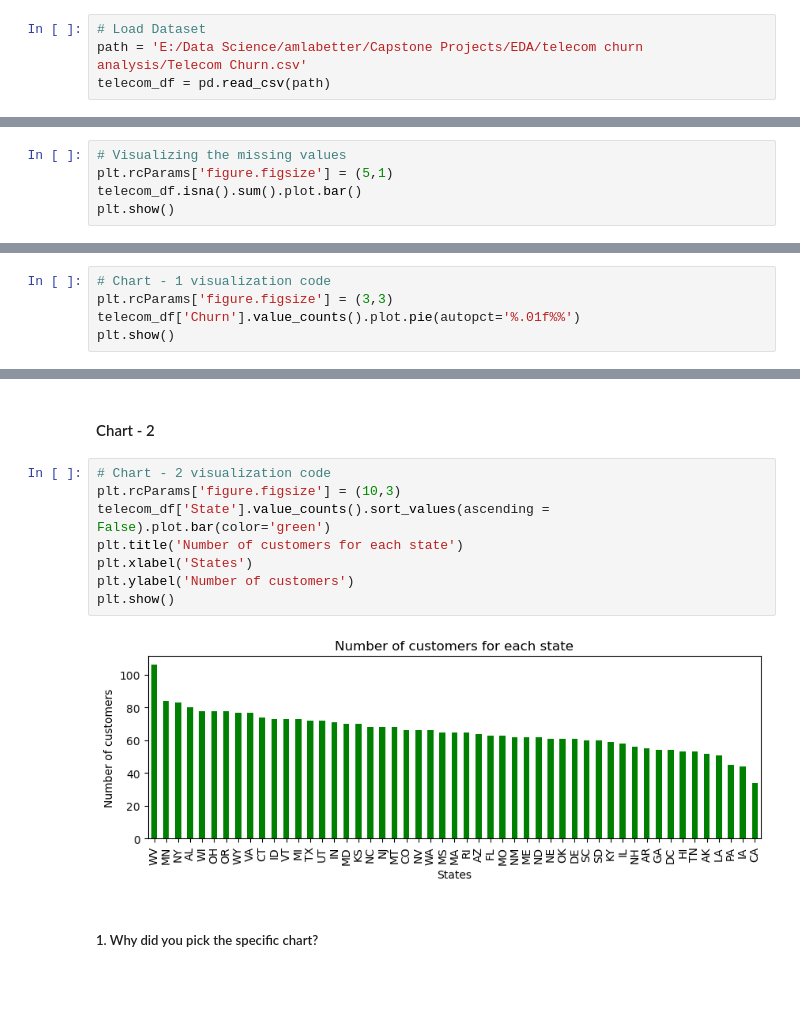
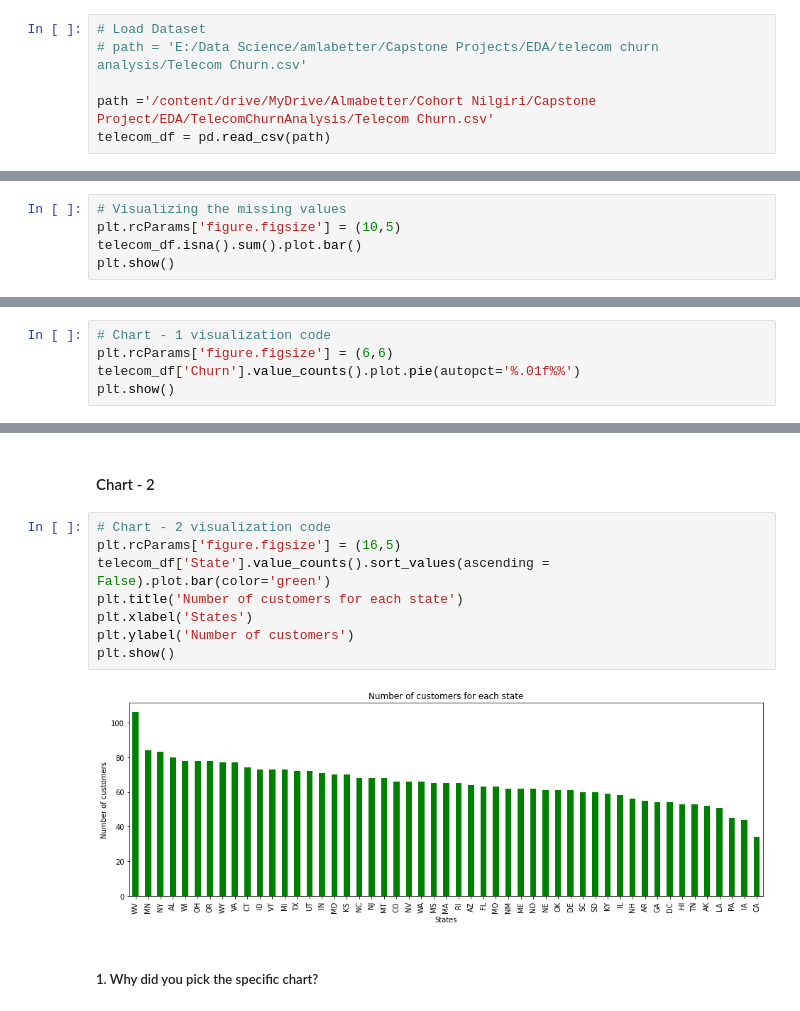
Before and after one commit to mdismailquraishicse/TelecomChurnAnalysis, a Jupyter notebook: TelecomChurnAnalysis.ipynb, the cells around one changed output, grey strips where cells are left out. Drawn from its saved outputs; the diff is of its cells as text; blank space fills up the shorter version.

```diff
--- a/TelecomChurnAnalysis.ipynb
+++ b/TelecomChurnAnalysis.ipynb
@@ -74,7 +74,9 @@ warnings.filterwarnings('ignore')
 ### Dataset Loading
 # %%
 # Load Dataset
-path = 'E:/Data Science/amlabetter/Capstone Projects/EDA/telecom churn analysis/Telecom Churn.csv'
+# path = 'E:/Data Science/amlabetter/Capstone Projects/EDA/telecom churn analysis/Telecom Churn.csv'
+
+path ='/content/drive/MyDrive/Almabetter/Cohort Nilgiri/Capstone Project/EDA/TelecomChurnAnalysis/Telecom Churn.csv'
 telecom_df = pd.read_csv(path)
 # %% [markdown]
 ### Dataset First View
@@ -150,7 +152,7 @@ Churn                     0
 dtype: int64
 # %%
 # Visualizing the missing values
-plt.rcParams['figure.figsize'] = (5,1)
+plt.rcParams['figure.figsize'] = (10,5)
 telecom_df.isna().sum().plot.bar()
 plt.show()
 # %% [output]
@@ -428,7 +430,7 @@ First of all I created three new columns 'total mins', 'total calls', 'total cha
 #### Chart - 1
 # %%
 # Chart - 1 visualization code
-plt.rcParams['figure.figsize'] = (3,3)
+plt.rcParams['figure.figsize'] = (6,6)
 telecom_df['Churn'].value_counts().plot.pie(autopct='%.01f%%')
 plt.show()
 # %% [output]
@@ -450,14 +452,14 @@ The data is imbalanced in nature therefore it is not good for ML model so we nee
 #### Chart - 2
 # %%
 # Chart - 2 visualization code
-plt.rcParams['figure.figsize'] = (10,3)
+plt.rcParams['figure.figsize'] = (16,5)
 telecom_df['State'].value_counts().sort_values(ascending = False).plot.bar(color='green')
 plt.title('Number of customers for each state')
 plt.xlabel('States')
 plt.ylabel('Number of customers')
 plt.show()
 # %% [output]
-[figure, old version]
+[figure, new version]
 # %% [markdown]
 ##### 1. Why did you pick the specific chart?
 # %% [markdown]
```
Also changed, not shown: parts of 20 cells of this notebook.
